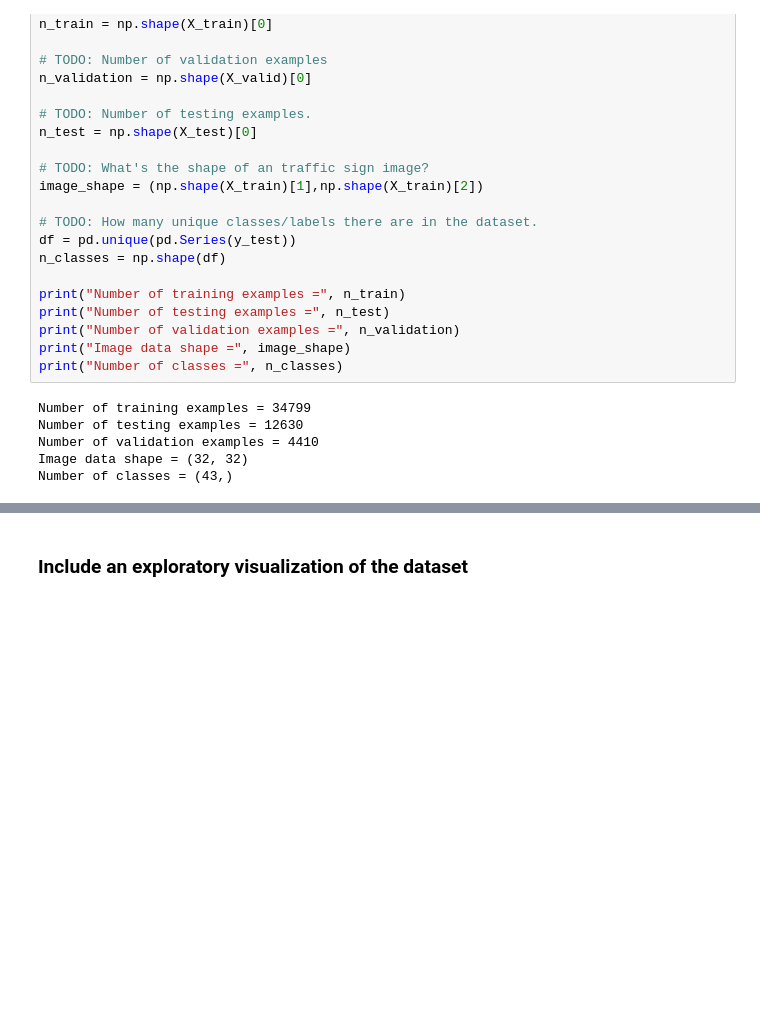
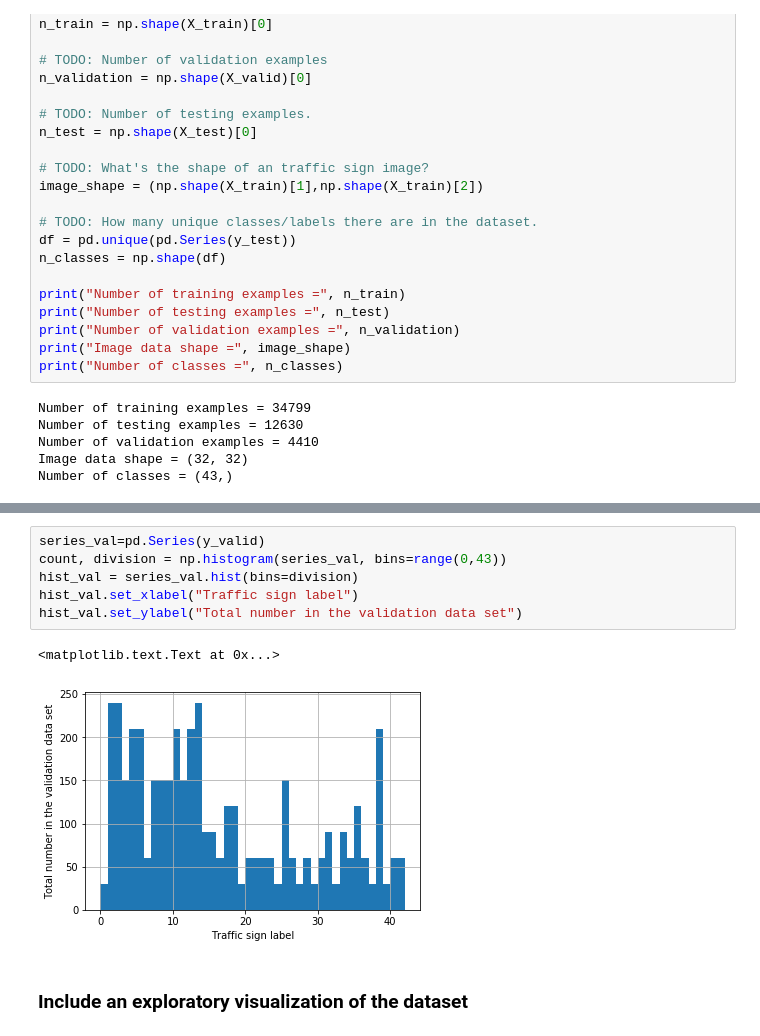
Before and after one commit to Conciliabulle/Traffic_Sign_Classifier, a Jupyter notebook: Traffic_Sign_Classifier.ipynb, the cells around one changed output, grey strips where cells are left out. Saved outputs shown, nothing was run; the diff lists cells and outputs as text; blank space fills up the shorter version.

```diff
--- a/Traffic_Sign_Classifier.ipynb
+++ b/Traffic_Sign_Classifier.ipynb
@@ -100,3 +110,12 @@ hist.set_ylabel("Total number in the training data set")
+# %%
+series_val=pd.Series(y_valid)
+count, division = np.histogram(series_val, bins=range(0,43))
+hist_val = series_val.hist(bins=division)
+hist_val.set_xlabel("Traffic sign label")
+hist_val.set_ylabel("Total number in the validation data set")
+# %% [output]
+<matplotlib.text.Text at 0x...>
+[figure, added]
 # %% [markdown]
 ### Include an exploratory visualization of the dataset
 # %% [markdown]
```
Also changed, not shown: parts of 11 cells of this notebook.
